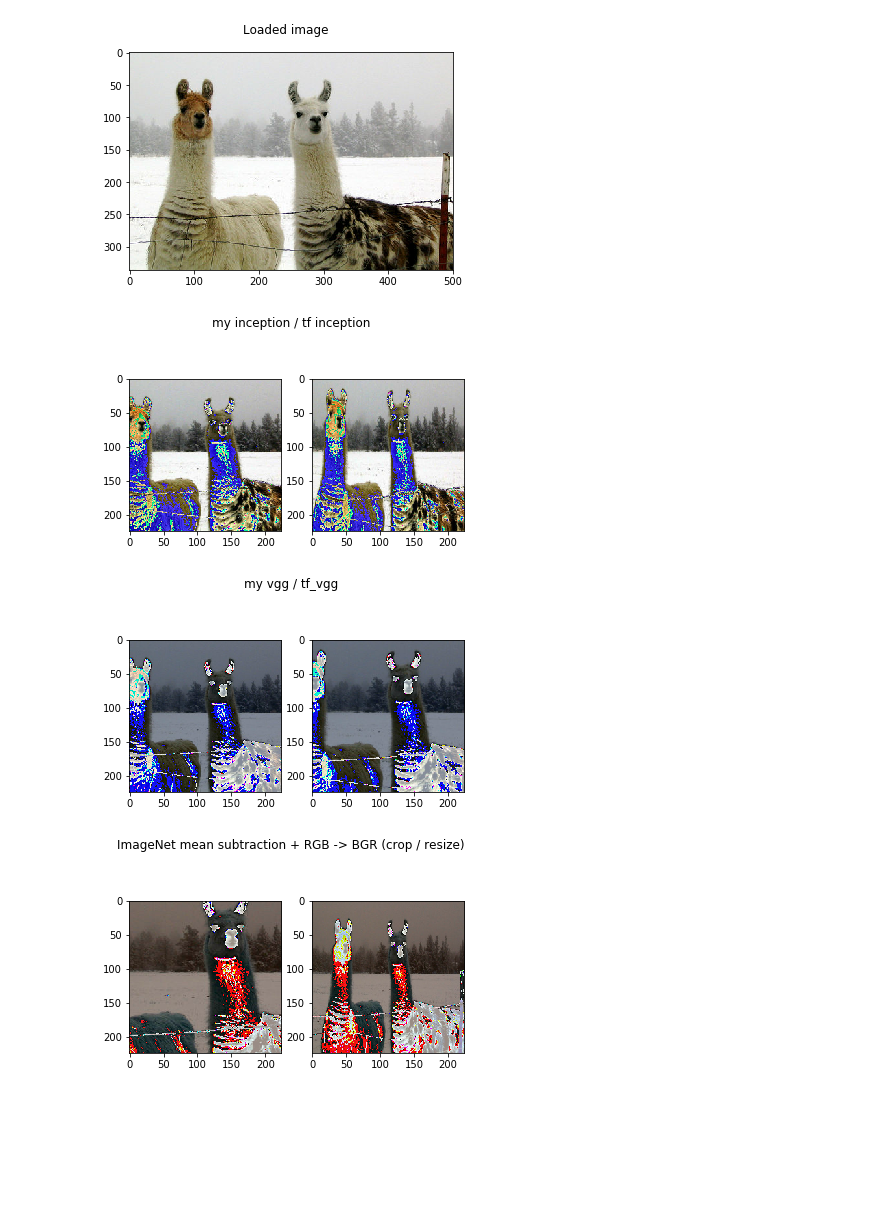
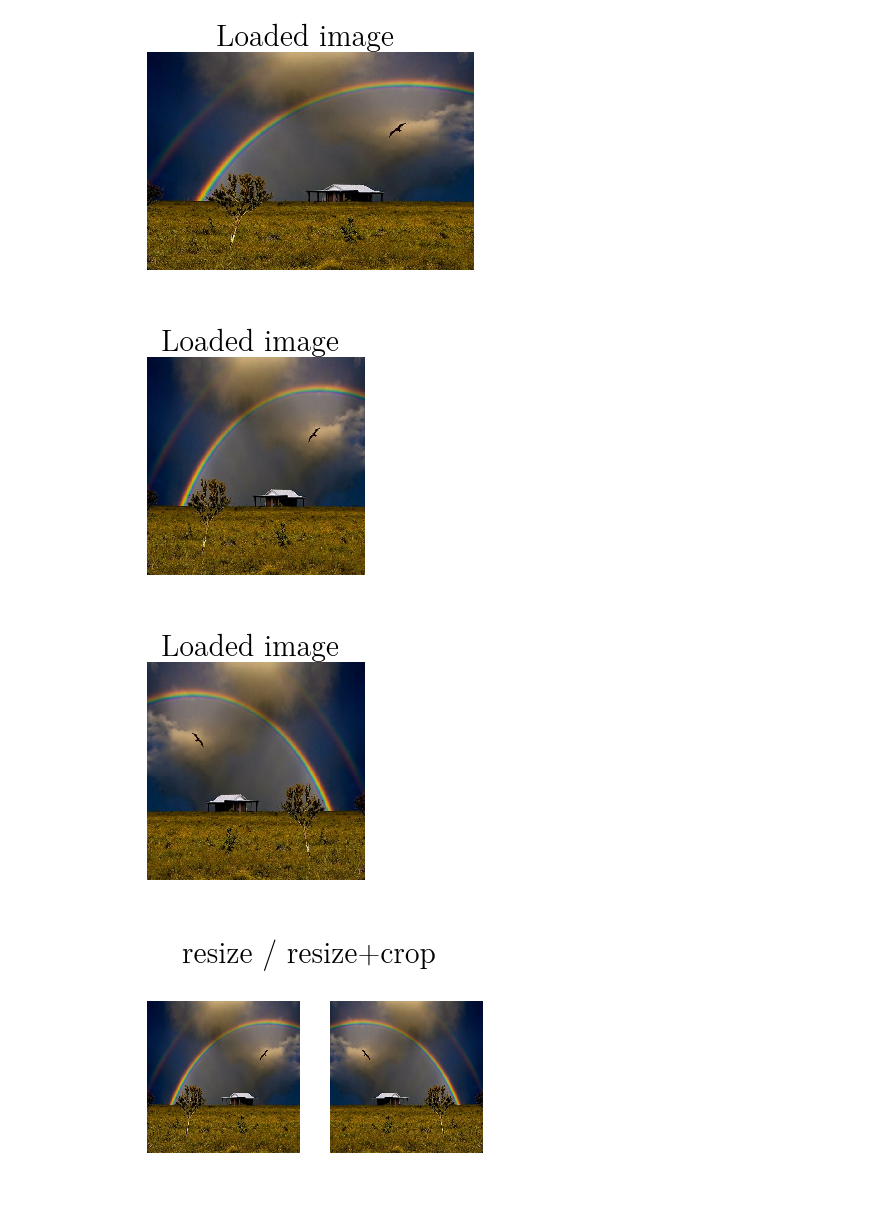
Before and after one commit to pjaehrling/finetuneAlexVGG, a Jupyter notebook: prepocessing.ipynb, the cells around one changed output. Cells and saved outputs as stored; diff of their text form; code cells hidden in the pictures; blank space fills up the shorter version.

```diff
--- a/prepocessing.ipynb
+++ b/prepocessing.ipynb
@@ -73,34 +94,33 @@ with tf.Session() as sess:
 # %%
     plt.figure()
     plt.imshow(img.astype(np.uint8))
     plt.suptitle("Loaded image")
+    plt.axis("off")
     plt.show()
 
     plt.figure()
-    plt.suptitle("my inception / tf inception")
-    plt.subplot(121)
-    plt.imshow(i.astype(np.uint8))
-    plt.subplot(122)
-    plt.imshow(tf_i.astype(np.uint8))
+    plt.imshow(r.astype(np.uint8))
+    plt.suptitle("Loaded image")
+    plt.axis("off")
     plt.show()
 
     plt.figure()
-    plt.suptitle("my vgg / tf_vgg")
-    plt.subplot(121)
-    plt.imshow(in_rc.astype(np.uint8))
-    plt.subplot(122)
-    plt.imshow(tf_v.astype(np.uint8))
+    plt.imshow(rf.astype(np.uint8))
+    plt.suptitle("Loaded image")
+    plt.axis("off")
     plt.show()
 
     plt.figure()
-    plt.suptitle("ImageNet mean subtraction + RGB -> BGR (crop / resize)")
+    plt.suptitle("resize / resize+crop")
     plt.subplot(121)
-    plt.imshow(in_bgr_c.astype(np.uint8))
+    plt.imshow(r.astype(np.uint8))
+    plt.axis("off")
     plt.subplot(122)
-    plt.imshow(in_bgr_r.astype(np.uint8))
+    plt.imshow(rf.astype(np.uint8))
+    plt.axis("off")
     plt.show()
 # %% [output]
-[figure, old version]
+[figure, new version]
-[figure, old version]
+[figure, new version]
-[figure, old version]
+[figure, new version]
-[figure, old version]
+[figure, new version]
```
Also changed, not shown: parts of 5 cells of this notebook, 15 other files.
